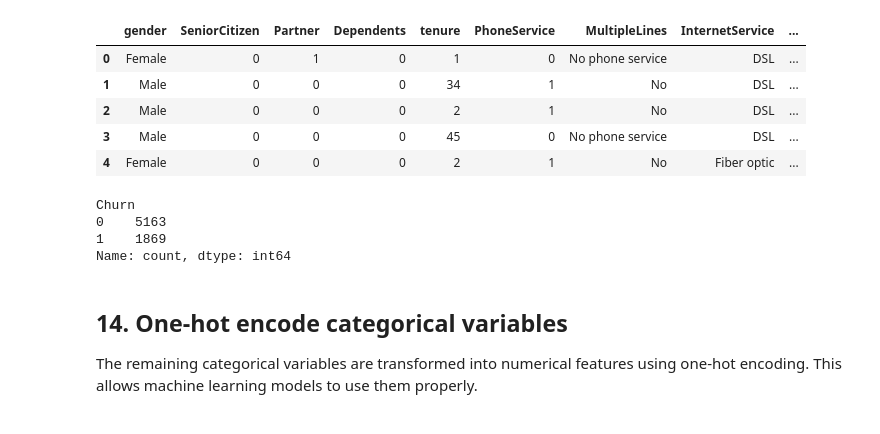
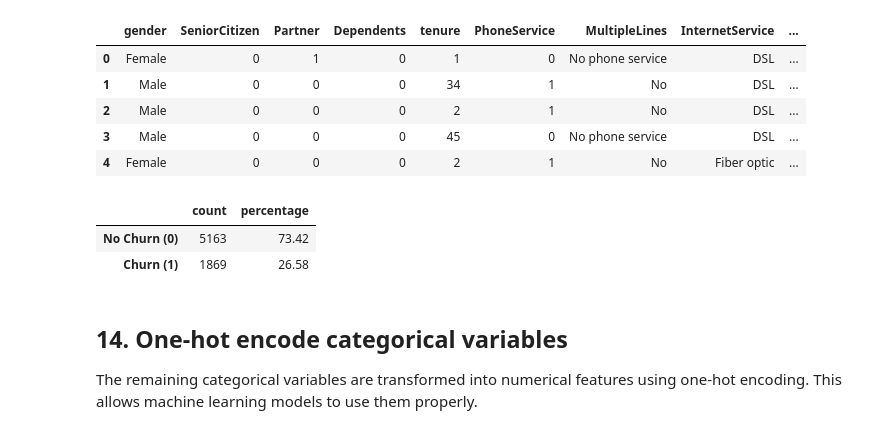
Before and after one commit to juampymv/telecom-customer-churn-ml, a Jupyter notebook: notebooks/churn_model.ipynb, the cells around one changed output. Drawn from its saved outputs; the diff is of its cells as text; code cells hidden in the pictures.

```diff
--- a/notebooks/churn_model.ipynb
+++ b/notebooks/churn_model.ipynb
@@ -197,13 +190,18 @@ df.head()
 | 2 | Male | 0 | 0 | 0 | 2 | 1 | No | DSL | ... |
 | 3 | Male | 0 | 0 | 0 | 45 | 0 | No phone service | DSL | ... |
 | 4 | Female | 0 | 0 | 0 | 2 | 1 | No | Fiber optic | ... |
-# %%
-df["Churn"].value_counts()
-# %% [output]
-Churn
-0    5163
-1    1869
-Name: count, dtype: int64
+# %%
+churn_distribution = pd.DataFrame({
+    "count": df["Churn"].value_counts().sort_index(),
+    "percentage": df["Churn"].value_counts(normalize=True).sort_index().mul(100).round(2)
+})
+
+churn_distribution.index = ["No Churn (0)", "Churn (1)"]
+churn_distribution
+# %% [output]
+|  | count | percentage |
+| No Churn (0) | 5163 | 73.42 |
+| Churn (1) | 1869 | 26.58 |
 # %% [markdown]
 ## 14. One-hot encode categorical variables
 
```
Also changed, not shown: parts of 41 cells of this notebook, 1 other file.
